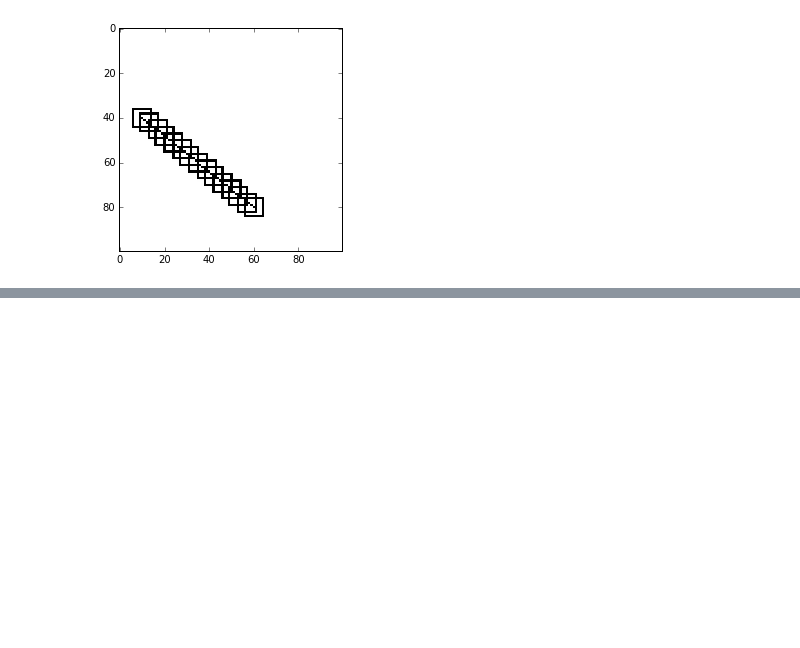
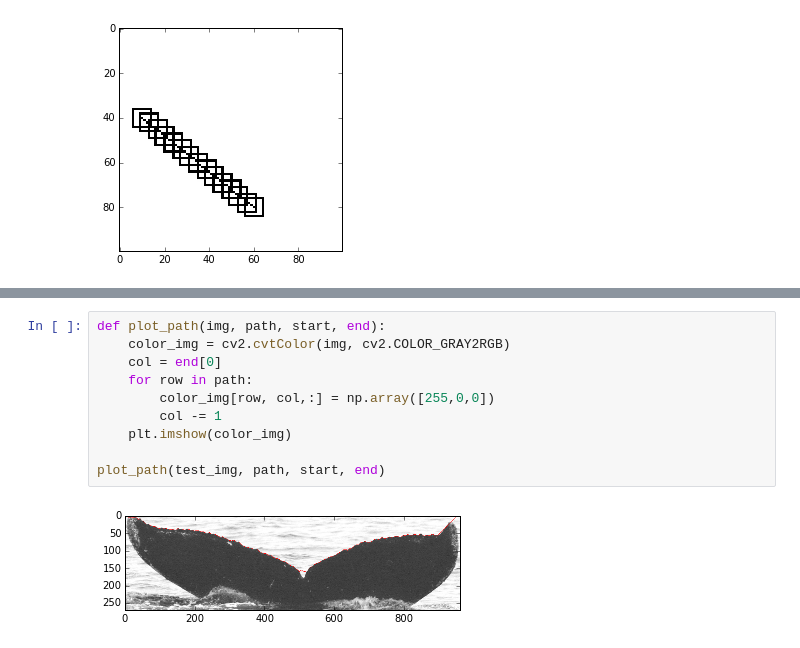
Before and after one commit to zmjjmz/thesiswork, a Jupyter notebook: edge_extract/Extract Edge.ipynb, the cells around one changed output, grey strips where cells are left out. Cells and saved outputs as stored; diff of their text form; blank space fills up the shorter version.

```diff
--- a/edge_extract/Extract Edge.ipynb
+++ b/edge_extract/Extract Edge.ipynb
@@ -110,0 +173,12 @@ display_boxes((100,100),(10,40),(60,80),(8,8))
+# %%
+def plot_path(img, path, start, end):
+    color_img = cv2.cvtColor(img, cv2.COLOR_GRAY2RGB)
+    col = end[0]
+    for row in path:
+        color_img[row, col,:] = np.array([255,0,0])
+        col -= 1
+    plt.imshow(color_img)
+
+plot_path(test_img, path, start, end)
+# %% [output]
+[figure, added]
```
Also changed, not shown: parts of 3 cells of this notebook.
